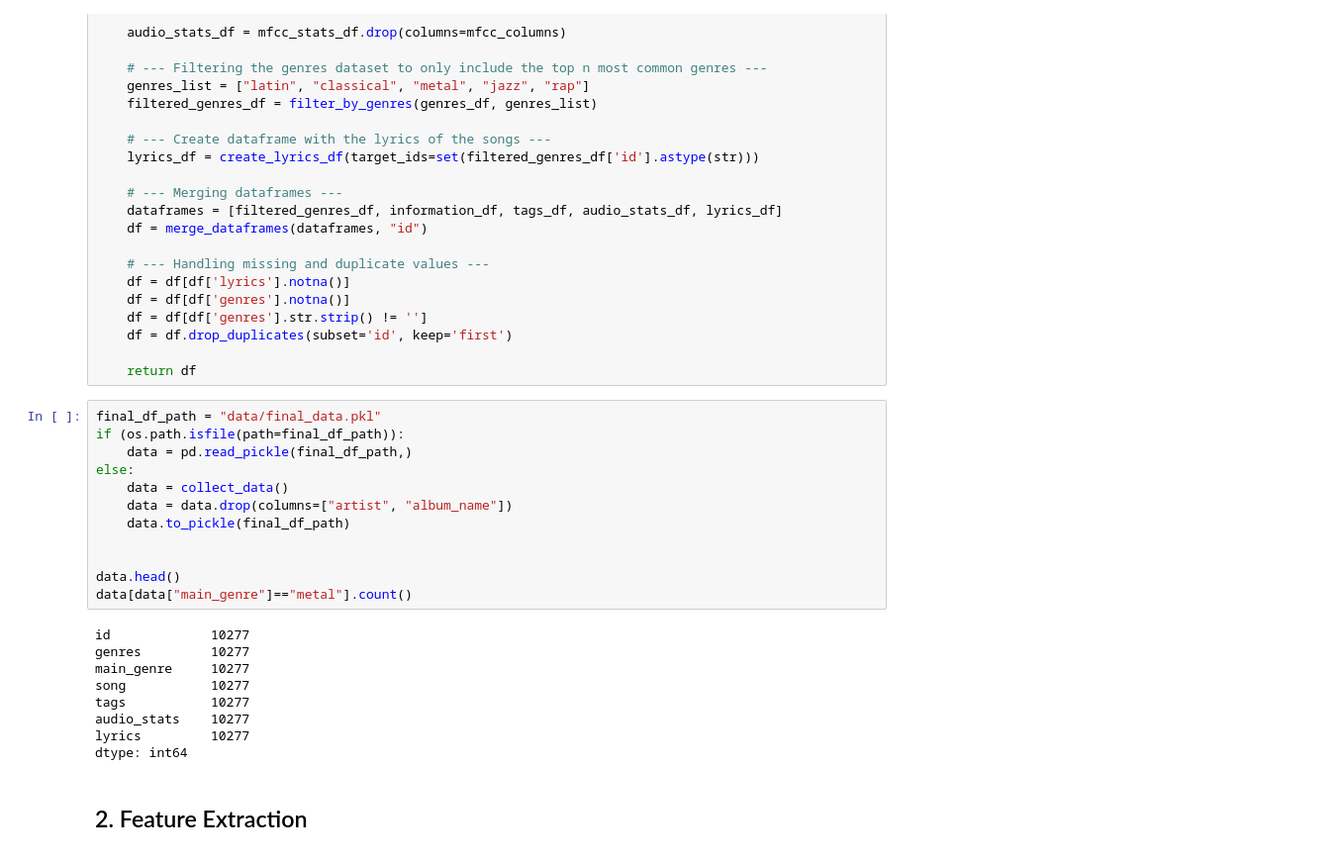
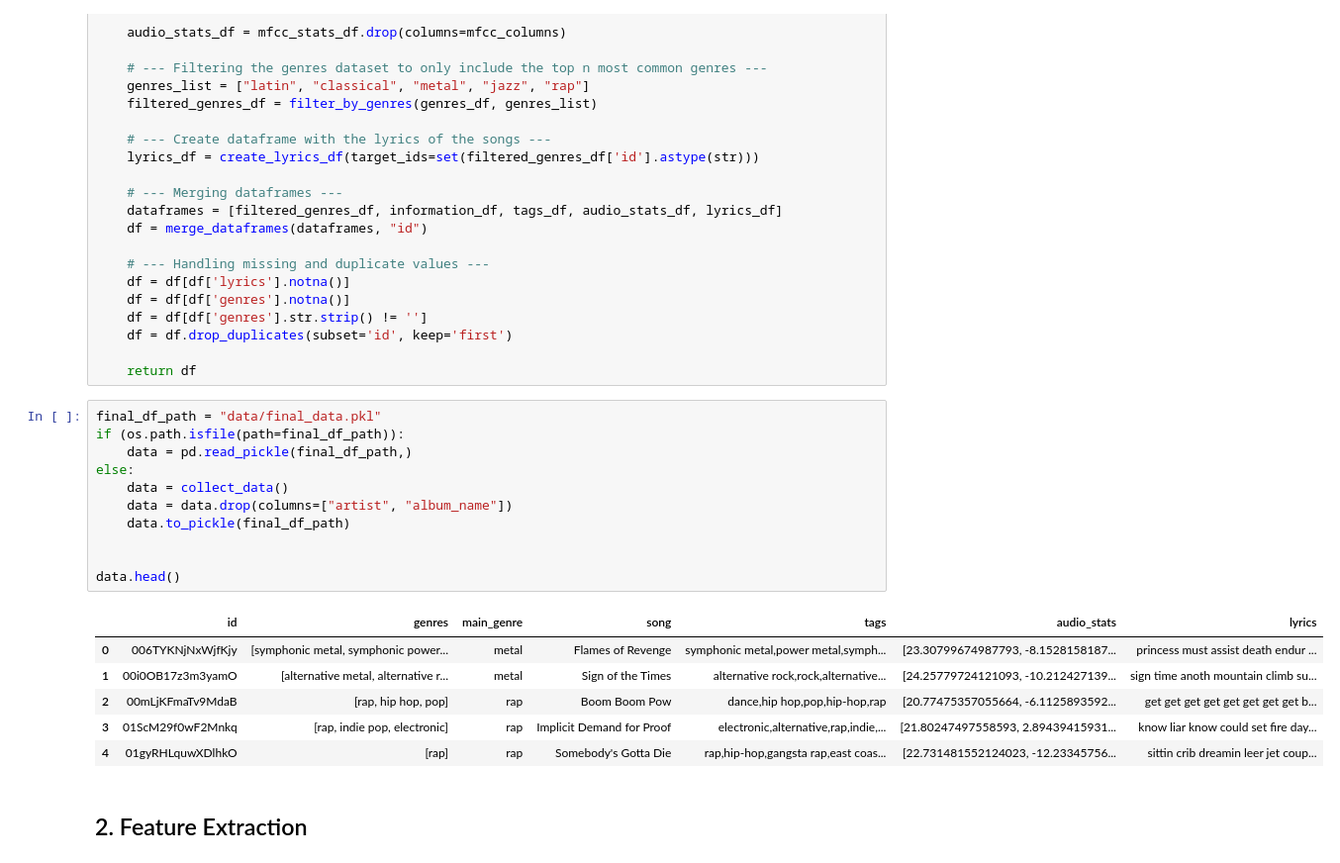
Before and after one commit to Oiko8/Multimodal-Music-Analysis, a Jupyter notebook: part1(oiko).ipynb, the cells around one changed output. Shown at 99% size. Drawn from its saved outputs; the diff is of its cells as text.

```diff
--- a/part1(oiko).ipynb
+++ b/part1(oiko).ipynb
@@ -168,24 +173,21 @@ def collect_data():
 # %%
 final_df_path = "data/final_data.pkl"
 if (os.path.isfile(path=final_df_path)):
     data = pd.read_pickle(final_df_path,)
 else:
     data = collect_data()
     data = data.drop(columns=["artist", "album_name"])
     data.to_pickle(final_df_path)
 
 
 data.head()
-data[data["main_genre"]=="metal"].count()
 # %% [output]
-id             10277
-genres         10277
-main_genre     10277
-song           10277
-tags           10277
-audio_stats    10277
-lyrics         10277
-dtype: int64
+|  | id | genres | main_genre | song | tags | audio_stats | lyrics |
+| 0 | 006TYKNjNxWjfKjy | [symphonic metal, symphonic power... | metal | Flames of Revenge | symphonic metal,power metal,symph... | [23.30799674987793, -8.1528158187... | princess must assist death endur ... |
+| 1 | 00i0OB17z3m3yamO | [alternative metal, alternative r... | metal | Sign of the Times | alternative rock,rock,alternative... | [24.25779724121093, -10.212427139... | sign time anoth mountain climb su... |
+| 2 | 00mLjKFmaTv9MdaB | [rap, hip hop, pop] | rap | Boom Boom Pow | dance,hip hop,pop,hip-hop,rap | [20.77475357055664, -6.1125893592... | get get get get get get get get b... |
+| 3 | 01ScM29f0wF2Mnkq | [rap, indie pop, electronic] | rap | Implicit Demand for Proof | electronic,alternative,rap,indie,... | [21.80247497558593, 2.89439415931... | know liar know could set fire day... |
+| 4 | 01gyRHLquwXDlhkO | [rap] | rap | Somebody's Gotta Die | rap,hip-hop,gangsta rap,east coas... | [22.731481552124023, -12.23345756... | sittin crib dreamin leer jet coup... |
 # %% [markdown]
 ## 2. Feature Extraction
 # %% [markdown]
```
Also changed, not shown: parts of 17 cells of this notebook.
